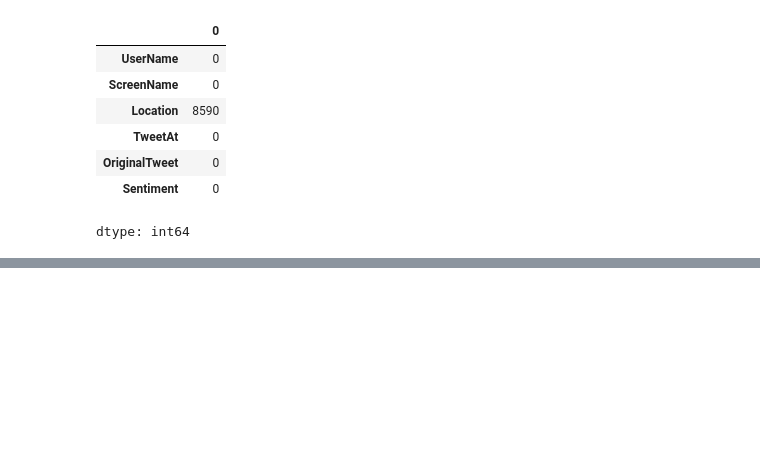
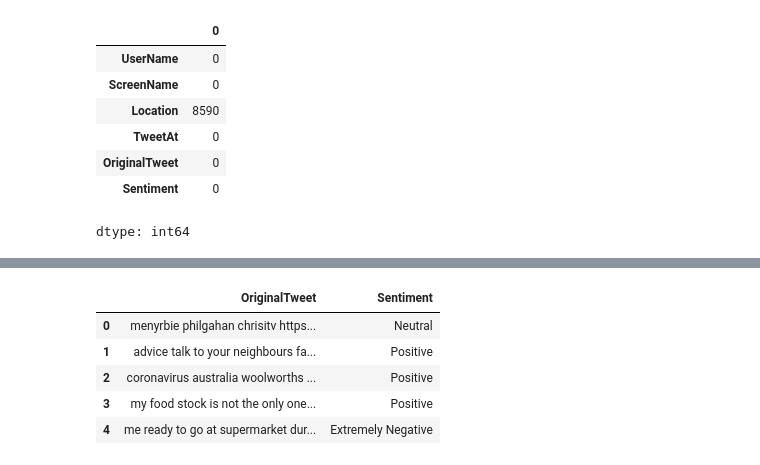
Before and after one commit to nimendra-ag/covid-19-nlp-text-classification-sentiment-analysis, a Jupyter notebook: covid_19_nlp_text_classification_sentiment_analysis.ipynb, the cells around one changed output, grey strips where cells are left out. Cells and saved outputs as stored; diff of their text form; code cells hidden in the pictures; blank space fills up the shorter version.

```diff
--- a/covid_19_nlp_text_classification_sentiment_analysis.ipynb
+++ b/covid_19_nlp_text_classification_sentiment_analysis.ipynb
@@ -66,3 +59,8 @@ df_covid.isnull().sum()
 | OriginalTweet | 0 |
 | Sentiment | 0 |
 dtype: int64
+# %%
+df = df_covid[["OriginalTweet", "Sentiment"]]
+# %%
+df['OriginalTweet'] = df['OriginalTweet'].apply(lambda x: x.lower())
+df['OriginalTweet'] = df['OriginalTweet'].apply(lambda x: re.sub('[^a-zA-Z0-9\s]', '', x))
@@ -68,0 +78,9 @@ dtype: int64
+# %%
+df.head()
+# %% [output]
+|  | OriginalTweet | Sentiment |
+| 0 | menyrbie philgahan chrisitv https... | Neutral |
+| 1 | advice talk to your neighbours fa... | Positive |
+| 2 | coronavirus australia woolworths ... | Positive |
+| 3 | my food stock is not the only one... | Positive |
+| 4 | me ready to go at supermarket dur... | Extremely Negative |
```
Also changed, not shown: parts of 8 cells of this notebook.
